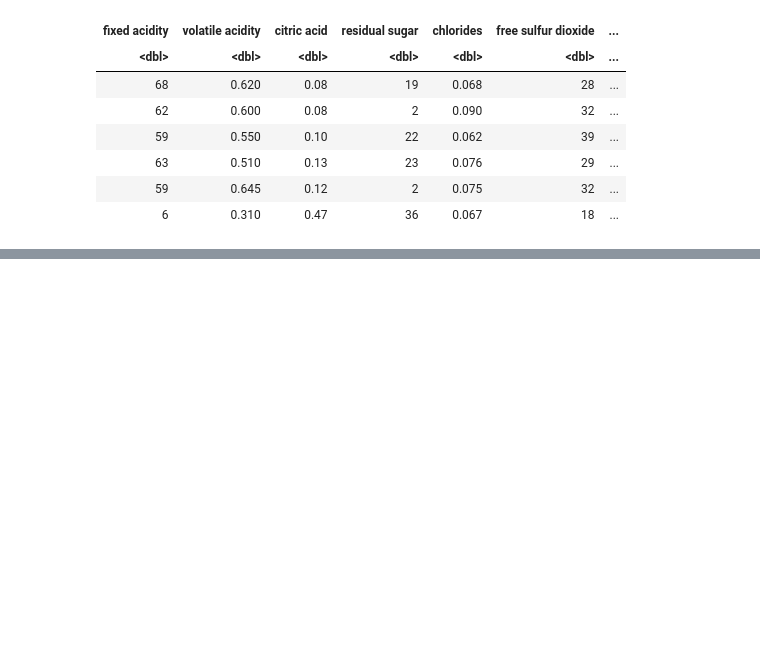
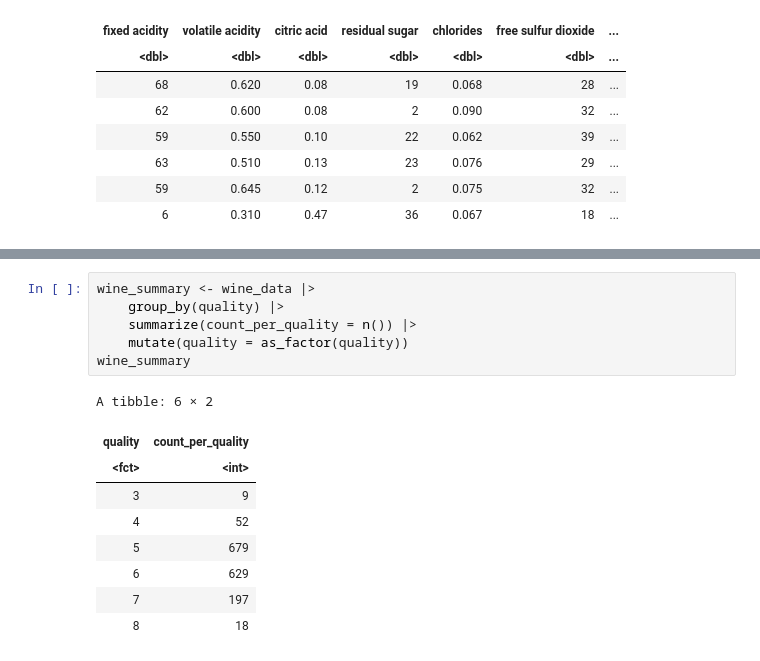
Before and after one commit to choialice707/DSCI-100-Group56-Proj, a Jupyter notebook: group_project_report.ipynb, the cells around one changed output, grey strips where cells are left out. Cells and saved outputs as stored; diff of their text form; blank space fills up the shorter version.

```diff
--- a/group_project_report.ipynb
+++ b/group_project_report.ipynb
@@ -91,0 +125,16 @@ A tibble: 6 × 12
+# %%
+wine_summary <- wine_data |>
+    group_by(quality) |>
+    summarize(count_per_quality = n()) |>
+    mutate(quality = as_factor(quality))
+wine_summary
+# %% [output]
+A tibble: 6 × 2
+| quality | count_per_quality |
+| <fct> | <int> |
+| 3 | 9 |
+| 4 | 52 |
+| 5 | 679 |
+| 6 | 629 |
+| 7 | 197 |
+| 8 | 18 |
```
Also changed, not shown: parts of 11 cells of this notebook.
